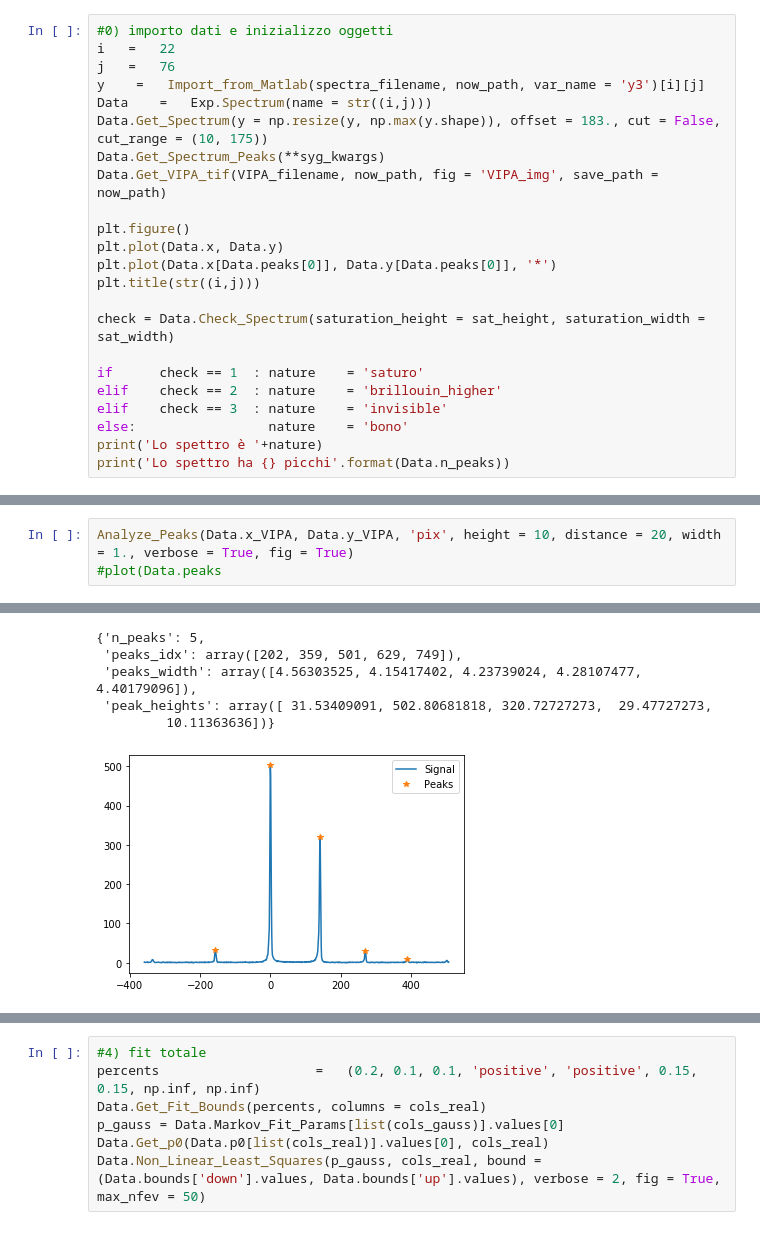
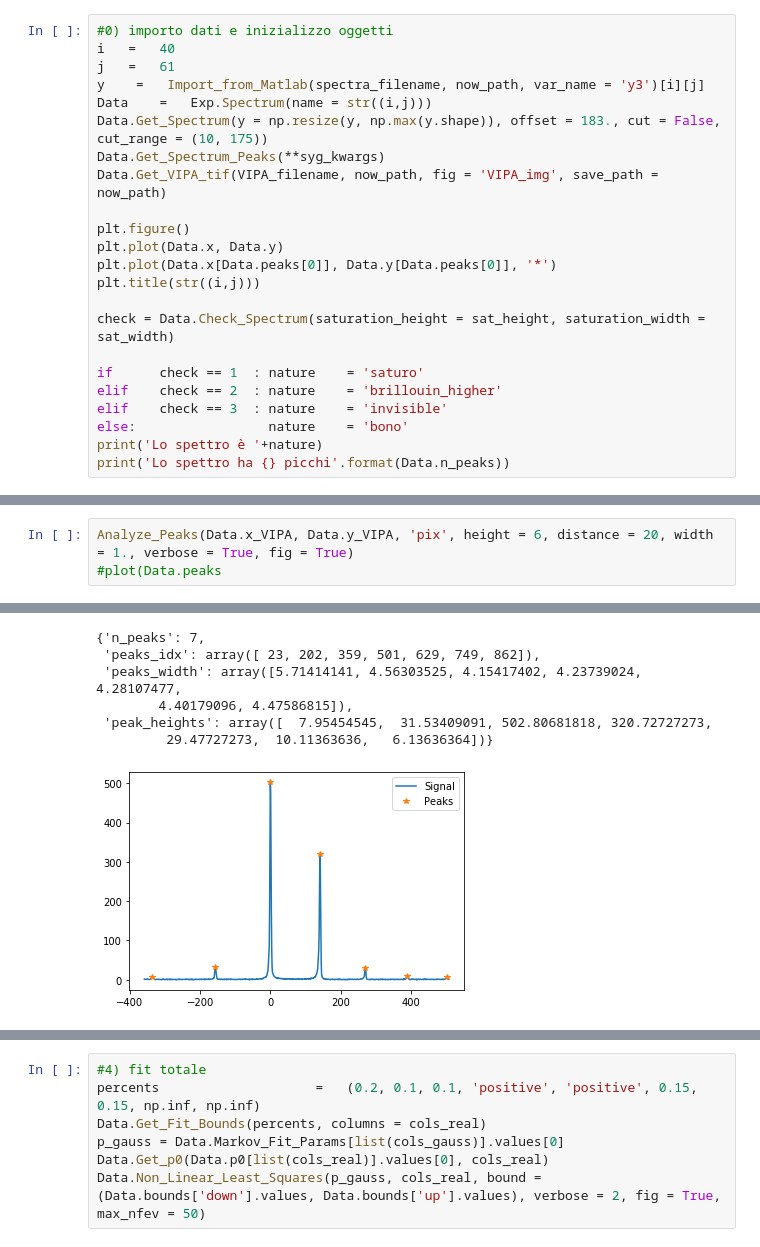
Before and after one commit to flautodipan/Python_Libraries, a Jupyter notebook: Experimentum_single.ipynb, the cells around one changed output, grey strips where cells are left out. Drawn from its saved outputs; the diff is of its cells as text.

```diff
--- a/Experimentum_single.ipynb
+++ b/Experimentum_single.ipynb
@@ -30,8 +29,8 @@ cols_real   = ('Co', 'Omega', 'Gamma', 'Delta', 'tau', 'delta_width', 'delta_amp
 cols_gauss  = ( 'A', 'mu', 'sigma')
 # %%
 #0) importo dati e inizializzo oggetti
-i   =   22
-j   =   76
+i   =   40
+j   =   61
 y    =   Import_from_Matlab(spectra_filename, now_path, var_name = 'y3')[i][j]
 Data    =   Exp.Spectrum(name = str((i,j)))
 Data.Get_Spectrum(y = np.resize(y, np.max(y.shape)), offset = 183., cut = False, cut_range = (10, 175))
@@ -126,4 +125,4 @@ Text(0.5, 1.0, 'Spectrum ready for fit (22, 76)')
 # %%
-Analyze_Peaks(Data.x_VIPA, Data.y_VIPA, 'pix', height = 10, distance = 20, width = 1., verbose = True, fig = True)
+Analyze_Peaks(Data.x_VIPA, Data.y_VIPA, 'pix', height = 6, distance = 20, width = 1., verbose = True, fig = True)
 #plot(Data.peaks
 # %% [output]
@@ -149,6 +146,7 @@ Analyze_Peaks(Data.x_VIPA, Data.y_VIPA, 'pix', height = 10, distance = 20, width
-{'n_peaks': 5,
- 'peaks_idx': array([202, 359, 501, 629, 749]),
- 'peaks_width': array([4.56303525, 4.15417402, 4.23739024, 4.28107477, 4.40179096]),
- 'peak_heights': array([ 31.53409091, 502.80681818, 320.72727273,  29.47727273,
-         10.11363636])}
+{'n_peaks': 7,
+ 'peaks_idx': array([ 23, 202, 359, 501, 629, 749, 862]),
+ 'peaks_width': array([5.71414141, 4.56303525, 4.15417402, 4.23739024, 4.28107477,
+        4.40179096, 4.47586815]),
+ 'peak_heights': array([  7.95454545,  31.53409091, 502.80681818, 320.72727273,
+         29.47727273,  10.11363636,   6.13636364])}
-[figure, old version]
+[figure, new version]
```
Also changed, not shown: parts of 6 cells of this notebook, 2 other files.
